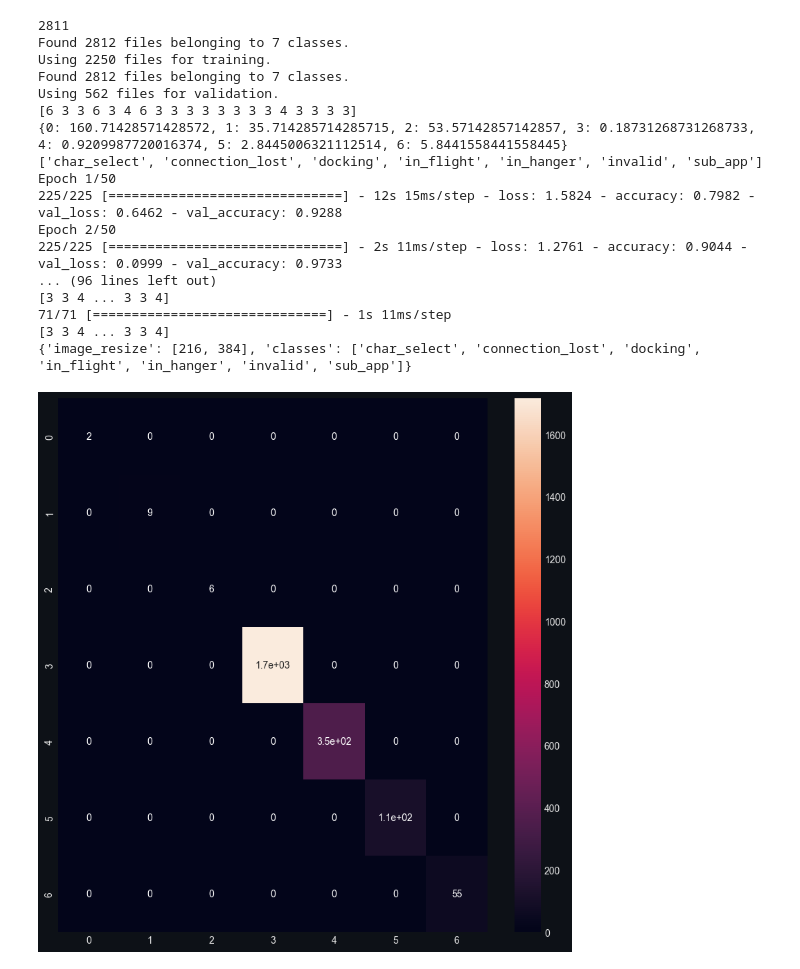
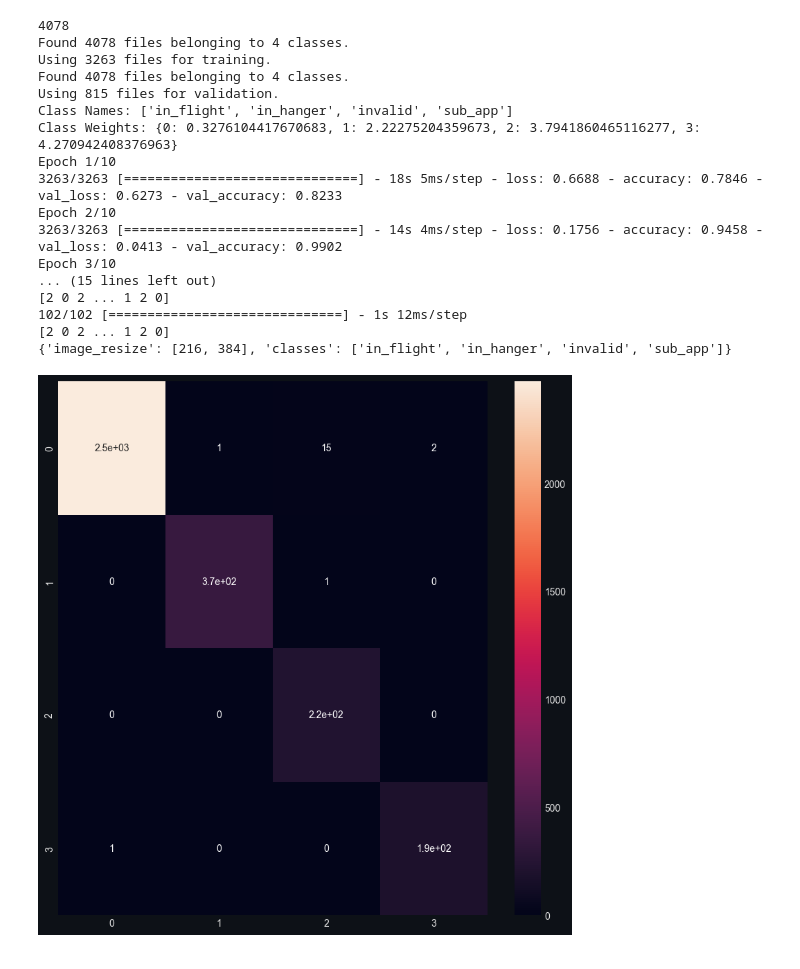
Before and after one commit to darkmatter2222/EVE-Online-Bot, a Jupyter notebook: TrainingPipelines/UniversalTrainer.ipynb, the cells around one changed output. Drawn from its saved outputs; the diff is of its cells as text; code cells hidden in the pictures.

Commit message:
mass training

```diff
--- a/TrainingPipelines/UniversalTrainer.ipynb
+++ b/TrainingPipelines/UniversalTrainer.ipynb
@@ -26,10 +26,10 @@ plt.rcParams['figure.facecolor'] = '#0d1117'
 plt.rcParams['axes.facecolor'] = '#0d1117'
 plt.rcParams['savefig.facecolor'] = '#0d1117'
 # %%
-def render_cm(stats):
-    df_cm = pd.DataFrame(stats['cm'])
+def render_cm(stats, key):
+    df_cm = pd.DataFrame(stats[key])
     plt.figure(figsize = (10,10))
-    sns.heatmap(df_cm, annot=True)
+    sns.heatmap(df_cm, annot=True, fmt=',d')
 
 def write_rendering(file, rendering_dict):
     json_object = json.dumps(rendering_dict, indent=1)
@@ -46,42 +176,43 @@ def save_to_gcp(source_file, dest_file):
 # %%
 model_name = 'game_state'
 training_root = r'O:\eve_models\training_data\game_state'
 model_file = f'{training_root}/{model_name}_model.h5'
 meta_file = f'{training_root}/{model_name}_meta.json'
 
 params = {
     'root_image_directory': training_root,
     'model_location': model_file,
     'model_name': model_name,
-    'epochs': 50
+    'epochs': 10,
+    'auto_balance_data':True
 }
 
 stats, rendering = build_and_train(**params)
 render_cm(stats)
 write_rendering(meta_file, rendering)
 print(rendering)
 
-save_to_gcp(source_file=model_file, dest_file=f'{model_name}/{model_name}_model.h5')
-save_to_gcp(source_file=meta_file, dest_file=f'{model_name}/{model_name}_meta.json')
+#save_to_gcp(source_file=model_file, dest_file=f'{model_name}/{model_name}_model.h5')
+#save_to_gcp(source_file=meta_file, dest_file=f'{model_name}/{model_name}_meta.json')
 # %% [output]
-2811
-Found 2812 files belonging to 7 classes.
-Using 2250 files for training.
-Found 2812 files belonging to 7 classes.
-Using 562 files for validation.
-[6 3 3 6 3 4 6 3 3 3 3 3 3 3 3 4 3 3 3 3]
-{0: 160.71428571428572, 1: 35.714285714285715, 2: 53.57142857142857, 3: 0.18731268731268733, 4: 0.9209987720016374, 5: 2.8445006321112514, 6: 5.8441558441558445}
-['char_select', 'connection_lost', 'docking', 'in_flight', 'in_hanger', 'invalid', 'sub_app']
-Epoch 1/50
-225/225 [==============================] - 12s 15ms/step - loss: 1.5824 - accuracy: 0.7982 - val_loss: 0.6462 - val_accuracy: 0.9288
-Epoch 2/50
-225/225 [==============================] - 2s 11ms/step - loss: 1.2761 - accuracy: 0.9044 - val_loss: 0.0999 - val_accuracy: 0.9733
-... (96 lines left out)
-[3 3 4 ... 3 3 4]
-71/71 [==============================] - 1s 11ms/step
-[3 3 4 ... 3 3 4]
-{'image_resize': [216, 384], 'classes': ['char_select', 'connection_lost', 'docking', 'in_flight', 'in_hanger', 'invalid', 'sub_app']}
+4078
+Found 4078 files belonging to 4 classes.
+Using 3263 files for training.
+Found 4078 files belonging to 4 classes.
+Using 815 files for validation.
+Class Names: ['in_flight', 'in_hanger', 'invalid', 'sub_app']
+Class Weights: {0: 0.3276104417670683, 1: 2.22275204359673, 2: 3.7941860465116277, 3: 4.270942408376963}
+Epoch 1/10
+3263/3263 [==============================] - 18s 5ms/step - loss: 0.6688 - accuracy: 0.7846 - val_loss: 0.6273 - val_accuracy: 0.8233
+Epoch 2/10
+3263/3263 [==============================] - 14s 4ms/step - loss: 0.1756 - accuracy: 0.9458 - val_loss: 0.0413 - val_accuracy: 0.9902
+Epoch 3/10
+... (15 lines left out)
+[2 0 2 ... 1 2 0]
+102/102 [==============================] - 1s 12ms/step
+[2 0 2 ... 1 2 0]
+{'image_resize': [216, 384], 'classes': ['in_flight', 'in_hanger', 'invalid', 'sub_app']}
-[figure, old version]
+[figure, new version]
 # %%
 model_name = 'route_y_large_vert_class_v4'
 training_root = r'O:\eve_models\training_data\route_y_large_vert_class_v4'
```
Also changed, not shown: parts of 11 cells of this notebook, 10 other files.
